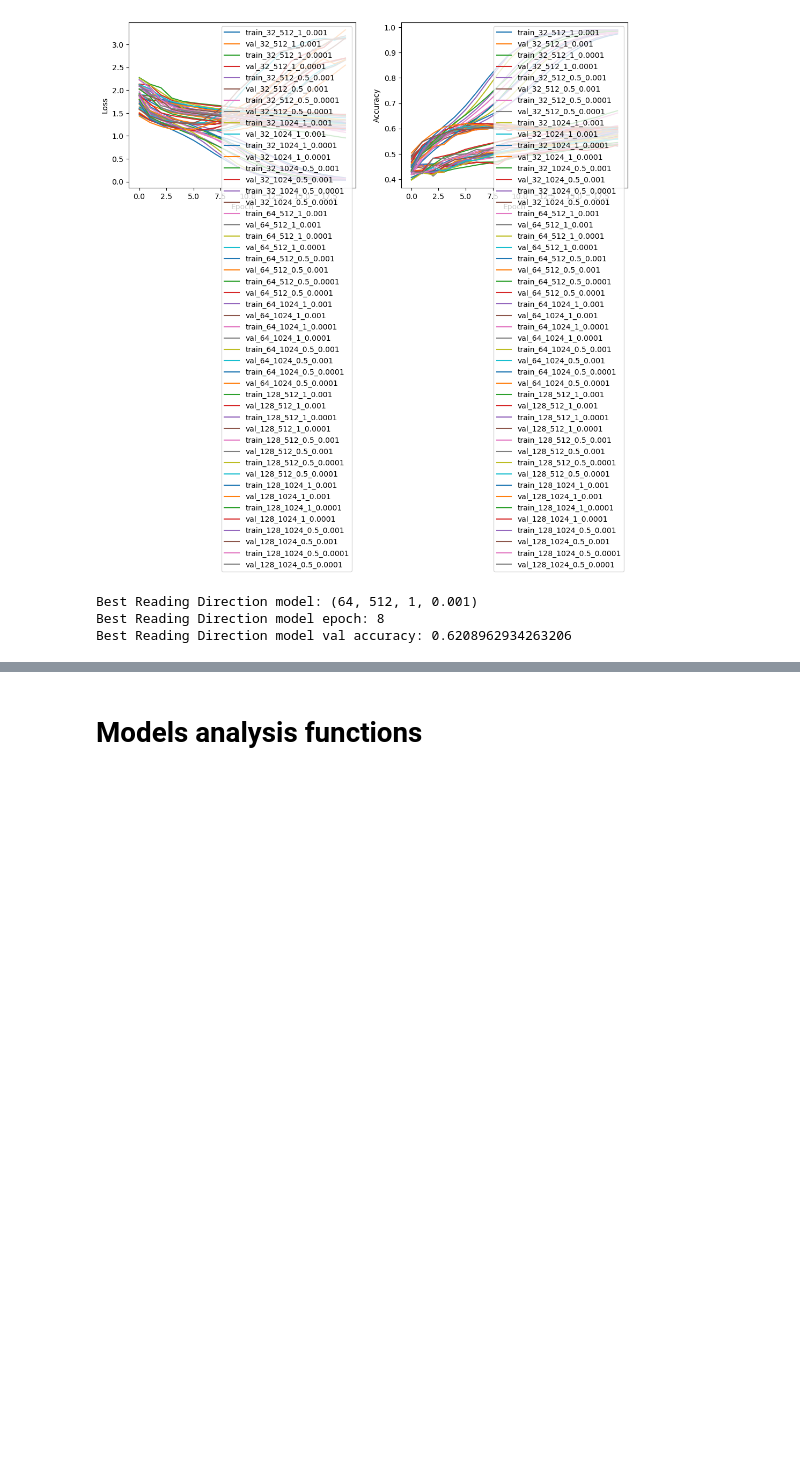
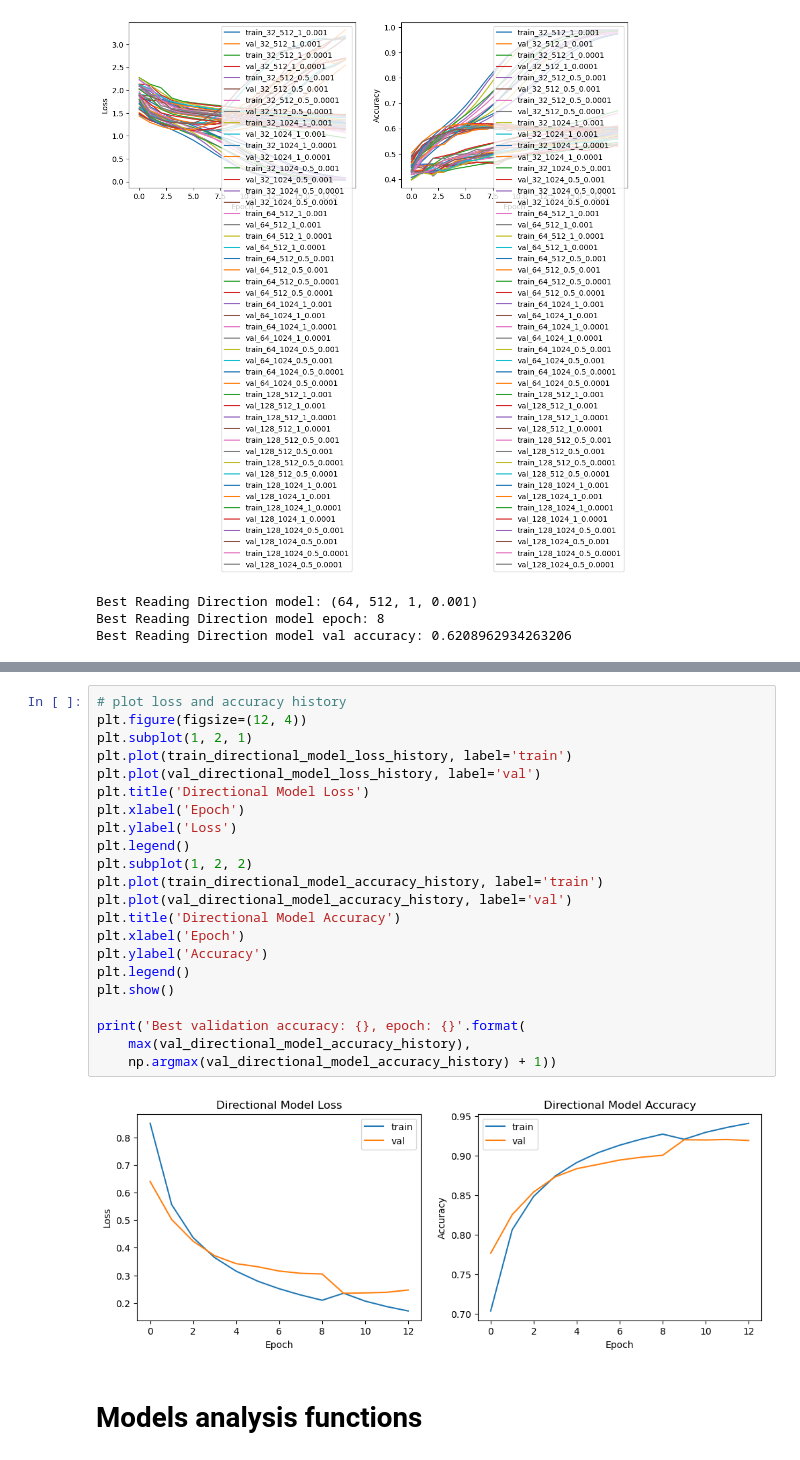
Before and after one commit to Lior-Baruch/Partial_Diacritization, a Jupyter notebook: PunctuationRestoration_DualModel_LSTM.ipynb, the cells around one changed output, grey strips where cells are left out. Cells and saved outputs as stored; diff of their text form; blank space fills up the shorter version.

```diff
--- a/PunctuationRestoration_DualModel_LSTM.ipynb
+++ b/PunctuationRestoration_DualModel_LSTM.ipynb
@@ -1488,3 +1472,27 @@ Best Reading Direction model val accuracy: 0.6208962934263206
+# %%
+# plot loss and accuracy history
+plt.figure(figsize=(12, 4))
+plt.subplot(1, 2, 1)
+plt.plot(train_directional_model_loss_history, label='train')
+plt.plot(val_directional_model_loss_history, label='val')
+plt.title('Directional Model Loss')
+plt.xlabel('Epoch')
+plt.ylabel('Loss')
+plt.legend()
+plt.subplot(1, 2, 2)
+plt.plot(train_directional_model_accuracy_history, label='train')
+plt.plot(val_directional_model_accuracy_history, label='val')
+plt.title('Directional Model Accuracy')
+plt.xlabel('Epoch')
+plt.ylabel('Accuracy')
+plt.legend()
+plt.show()
+
+print('Best validation accuracy: {}, epoch: {}'.format(
+    max(val_directional_model_accuracy_history),
+    np.argmax(val_directional_model_accuracy_history) + 1))
+# %% [output]
+[figure, added]
 # %% [markdown]
 # Models analysis functions
 # %%
```
Also changed, not shown: parts of 21 cells of this notebook.
